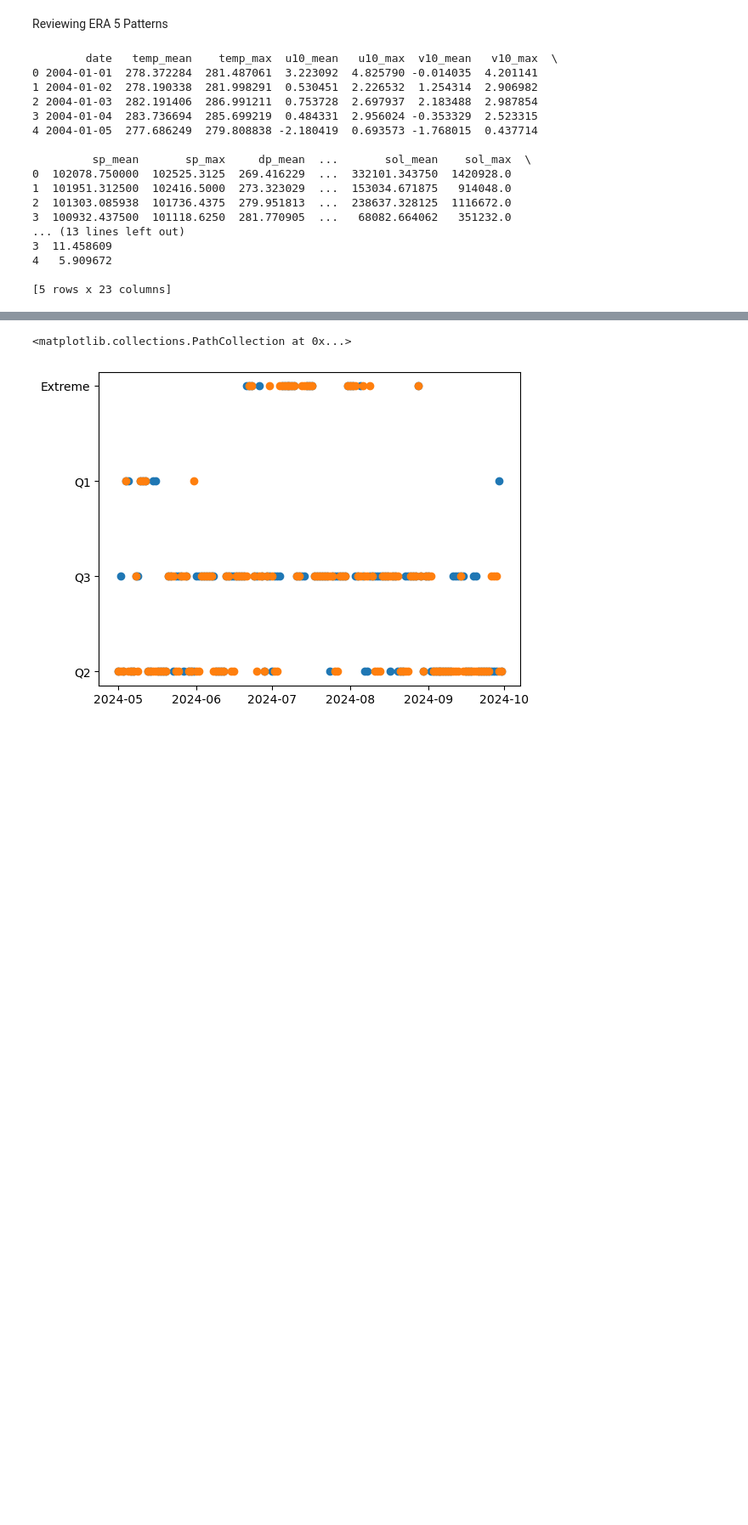
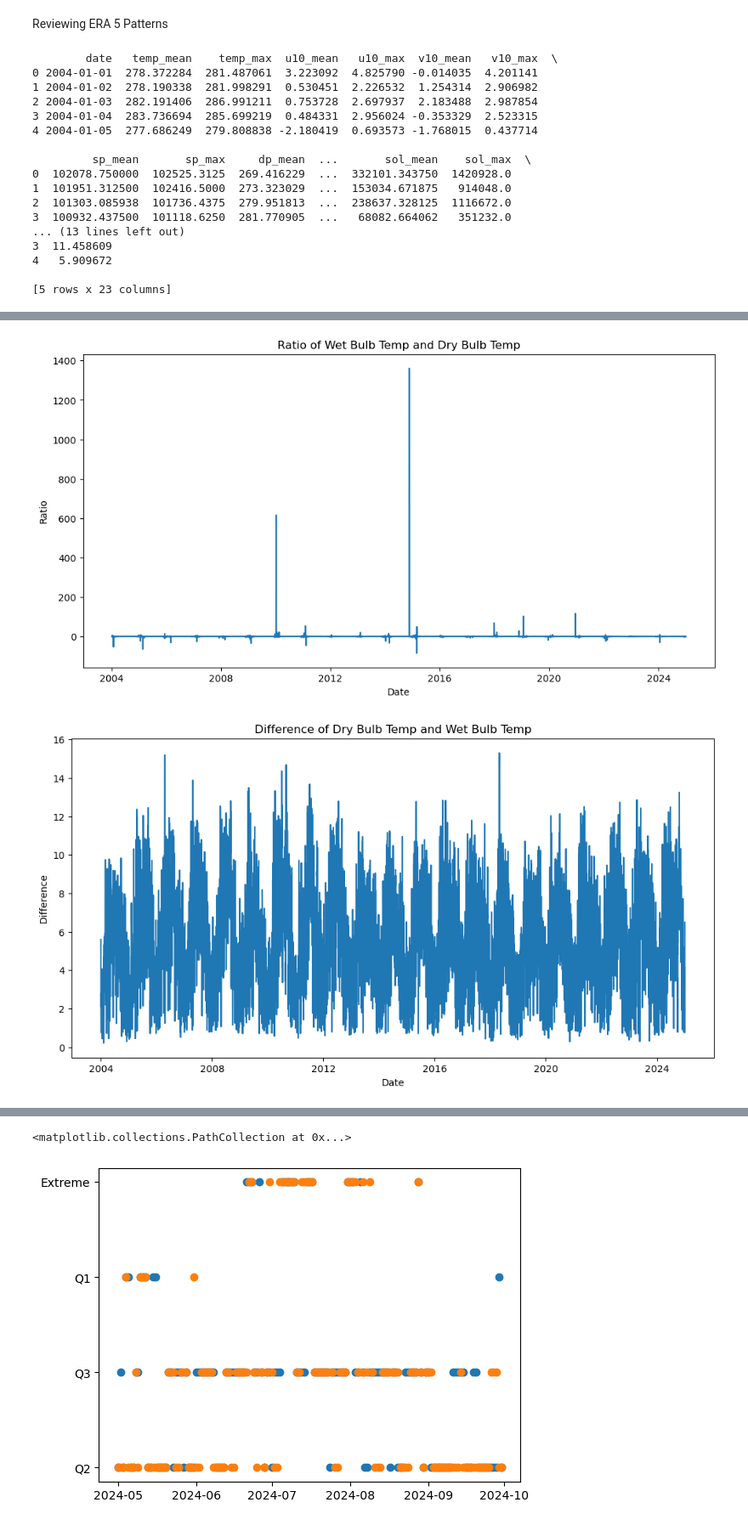
Before and after one commit to stephasharo17/Heat-Island-SOMS, a Jupyter notebook: Temp_WetBulb_Comparison.ipynb, the cells around one changed output, grey strips where cells are left out. Shown at 85% size. Cells and saved outputs as stored; diff of their text form; code cells hidden in the pictures; blank space fills up the shorter version.

```diff
--- a/Temp_WetBulb_Comparison.ipynb
+++ b/Temp_WetBulb_Comparison.ipynb
@@ -280,0 +276,35 @@ plt.plot(
+# %%
+#plot the ratio of wet bulb and dry bulb temps
+plt.figure(figsize=(12, 6))
+plt.plot(combined_df["date"], combined_df["wb_max"]/combined_df["temp_max"])
+plt.title("Ratio of Wet Bulb Temp and Dry Bulb Temp")
+plt.xlabel("Date")
+plt.ylabel("Ratio")
+plt.show()
+
+#plot the difference of wet bulb and dry bulb temps
+plt.figure(figsize=(12, 6))
+plt.plot(combined_df["date"], combined_df["temp_max"]-combined_df["wb_max"])
+plt.title("Difference of Dry Bulb Temp and Wet Bulb Temp")
+plt.xlabel("Date")
+plt.ylabel("Difference")
+plt.show()
+
+#plot the difference for one season
+plt.figure(figsize=(12, 6))
+plt.plot(combined_df.loc[warm_season, "date"], combined_df.loc[warm_season, "temp_max"]-combined_df.loc[warm_season, "wb_max"])
+plt.title("Difference of Dry Bulb Temp and Wet Bulb Temp for Warm Season 2024")
+plt.xlabel("Date")
+plt.ylabel("Difference")
+plt.show()
+
+#plot the difference in wet bulb and dry bulb temps
+plt.figure(figsize=(12, 6))
+plt.plot(combined_df["date"], (combined_df["temp_max"]-combined_df["wb_max"])/combined_df["temp_max"])
+plt.title("Difference of Dry Bulb Temp and Wet Bulb Temp")
+plt.xlabel("Date")
+plt.ylabel("Difference")
+plt.show()
+# %% [output]
+[figure, added]
+[figure, added]
```
Also changed, not shown: parts of 6 cells of this notebook, 2 other files.
